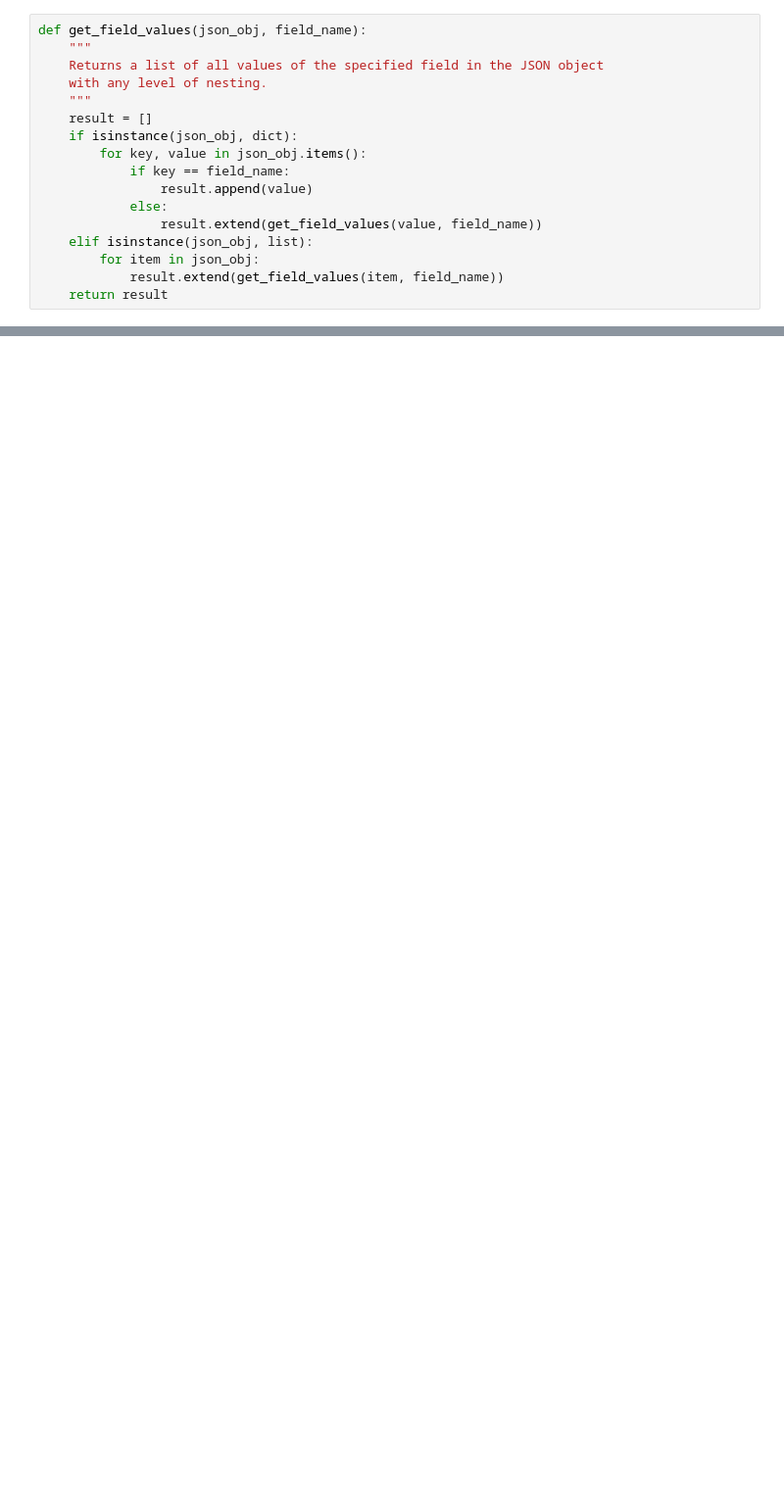
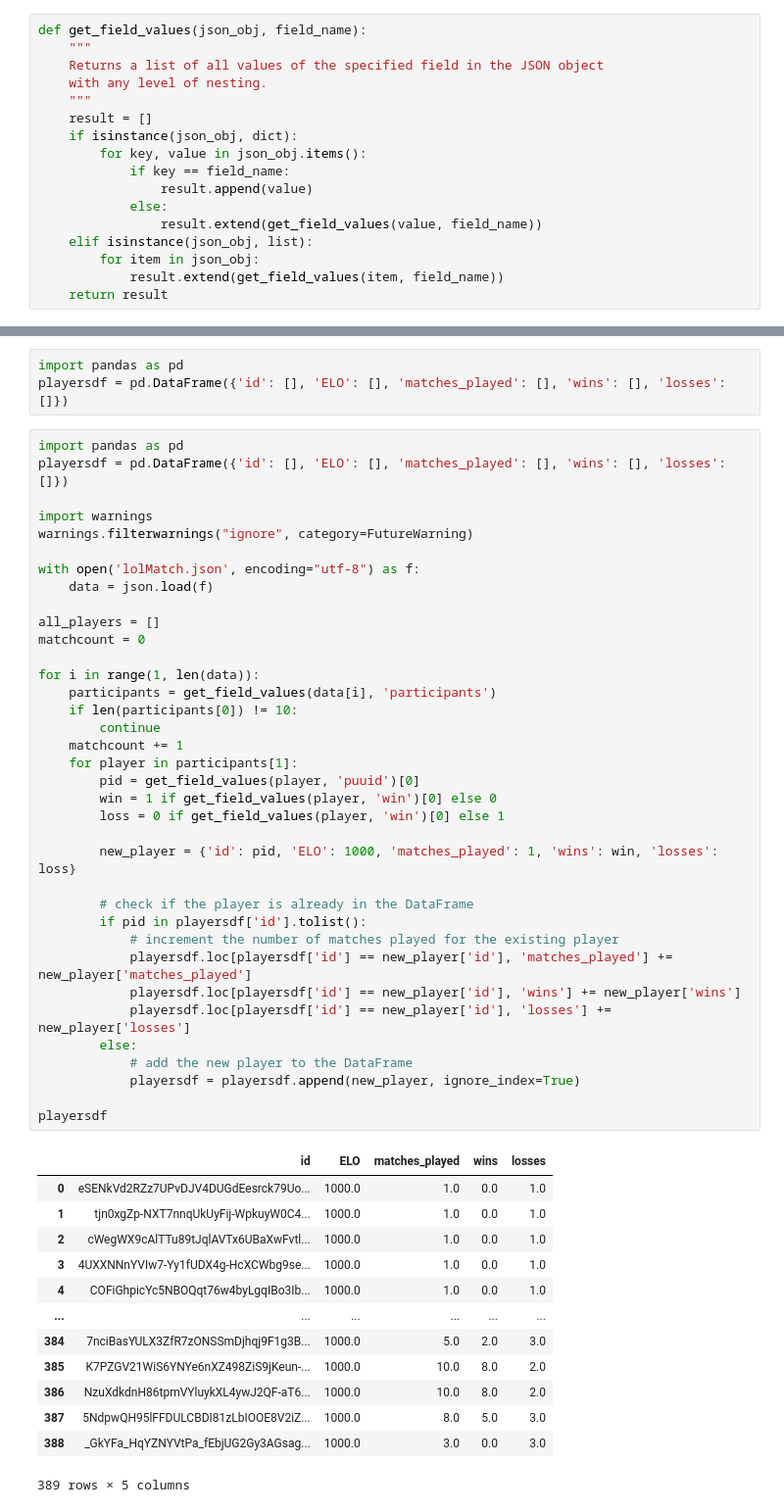
Before and after one commit to levente-murgas/hackathon, a Jupyter notebook: jupyter_analysis/Untitled.ipynb, the cells around one changed output, grey strips where cells are left out. Shown at 98% size. Saved outputs shown, nothing was run; the diff lists cells and outputs as text; blank space fills up the shorter version.

Commit message:
df created from scraped data

```diff
--- a/jupyter_analysis/Untitled.ipynb
+++ b/jupyter_analysis/Untitled.ipynb
@@ -46,0 +51,53 @@ Match  3
+# %%
+import pandas as pd
+playersdf = pd.DataFrame({'id': [], 'ELO': [], 'matches_played': [], 'wins': [], 'losses': []})
+# %%
+import pandas as pd
+playersdf = pd.DataFrame({'id': [], 'ELO': [], 'matches_played': [], 'wins': [], 'losses': []})
+
+import warnings
+warnings.filterwarnings("ignore", category=FutureWarning)
+
+with open('lolMatch.json', encoding="utf-8") as f:
+    data = json.load(f)
+
+all_players = []
+matchcount = 0
+
+for i in range(1, len(data)):
+    participants = get_field_values(data[i], 'participants')
+    if len(participants[0]) != 10:
+        continue
+    matchcount += 1
+    for player in participants[1]:
+        pid = get_field_values(player, 'puuid')[0]
+        win = 1 if get_field_values(player, 'win')[0] else 0
+        loss = 0 if get_field_values(player, 'win')[0] else 1
+
+        new_player = {'id': pid, 'ELO': 1000, 'matches_played': 1, 'wins': win, 'losses': loss}
+
+        # check if the player is already in the DataFrame
+        if pid in playersdf['id'].tolist():
+            # increment the number of matches played for the existing player
+            playersdf.loc[playersdf['id'] == new_player['id'], 'matches_played'] += new_player['matches_played']
+            playersdf.loc[playersdf['id'] == new_player['id'], 'wins'] += new_player['wins']
+            playersdf.loc[playersdf['id'] == new_player['id'], 'losses'] += new_player['losses']
+        else:
+            # add the new player to the DataFrame
+            playersdf = playersdf.append(new_player, ignore_index=True)
+
+playersdf
+# %% [output]
+|  | id | ELO | matches_played | wins | losses |
+| 0 | eSENkVd2RZz7UPvDJV4DUGdEesrck79Uo... | 1000.0 | 1.0 | 0.0 | 1.0 |
+| 1 | tjn0xgZp-NXT7nnqUkUyFij-WpkuyW0C4... | 1000.0 | 1.0 | 0.0 | 1.0 |
+| 2 | cWegWX9cAlTTu89tJqlAVTx6UBaXwFvtl... | 1000.0 | 1.0 | 0.0 | 1.0 |
+| 3 | 4UXXNNnYVIw7-Yy1fUDX4g-HcXCWbg9se... | 1000.0 | 1.0 | 0.0 | 1.0 |
+| 4 | COFiGhpicYc5NBOQqt76w4byLgqIBo3Ib... | 1000.0 | 1.0 | 0.0 | 1.0 |
+| ... | ... | ... | ... | ... | ... |
+| 384 | 7nciBasYULX3ZfR7zONSSmDjhqj9F1g3B... | 1000.0 | 5.0 | 2.0 | 3.0 |
+| 385 | K7PZGV21WiS6YNYe6nXZ498ZiS9jKeun-... | 1000.0 | 10.0 | 8.0 | 2.0 |
+| 386 | NzuXdkdnH86tpmVYluykXL4ywJ2QF-aT6... | 1000.0 | 10.0 | 8.0 | 2.0 |
+| 387 | 5NdpwQH95lFFDULCBDI81zLbIOOE8V2iZ... | 1000.0 | 8.0 | 5.0 | 3.0 |
+| 388 | _GkYFa_HqYZNYVtPa_fEbjUG2Gy3AGsag... | 1000.0 | 3.0 | 0.0 | 3.0 |
+389 rows × 5 columns
```
Also changed, not shown: parts of 5 cells of this notebook.
